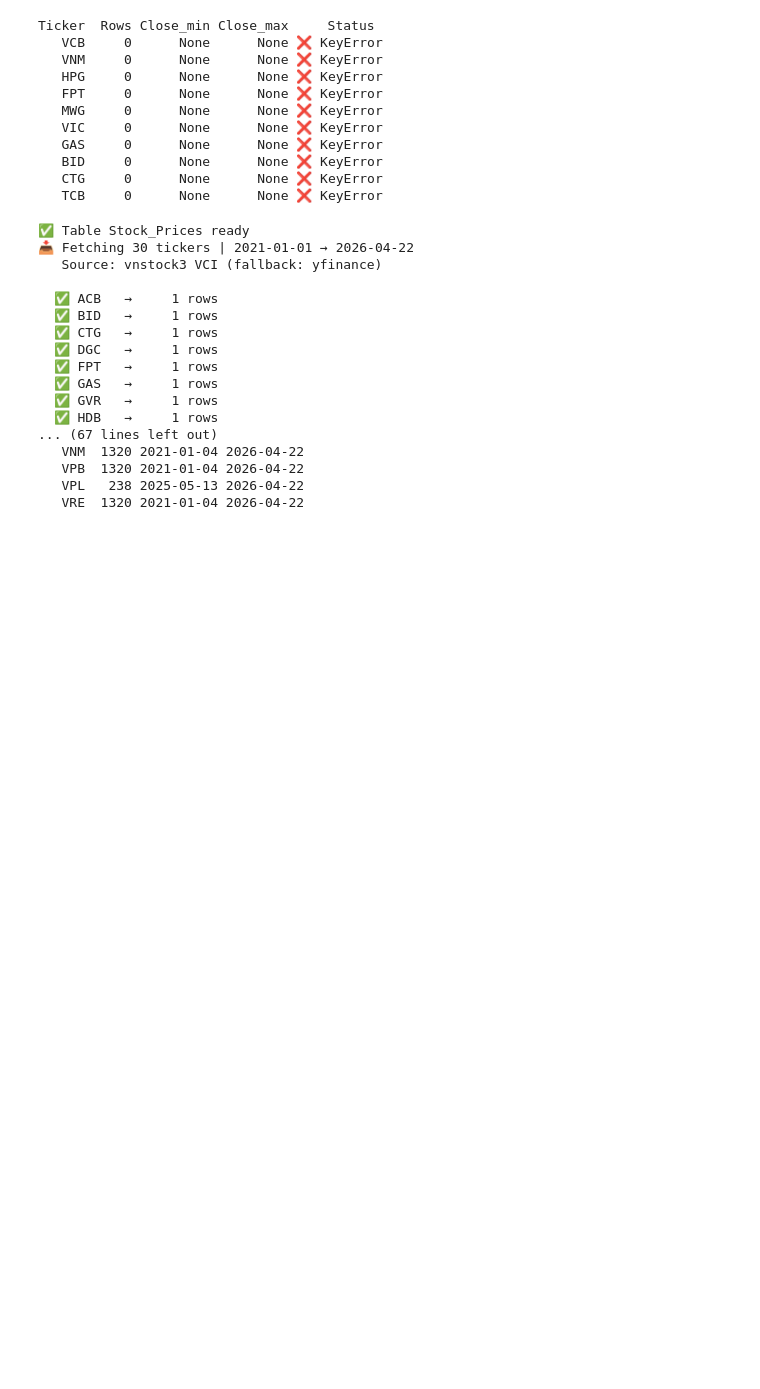
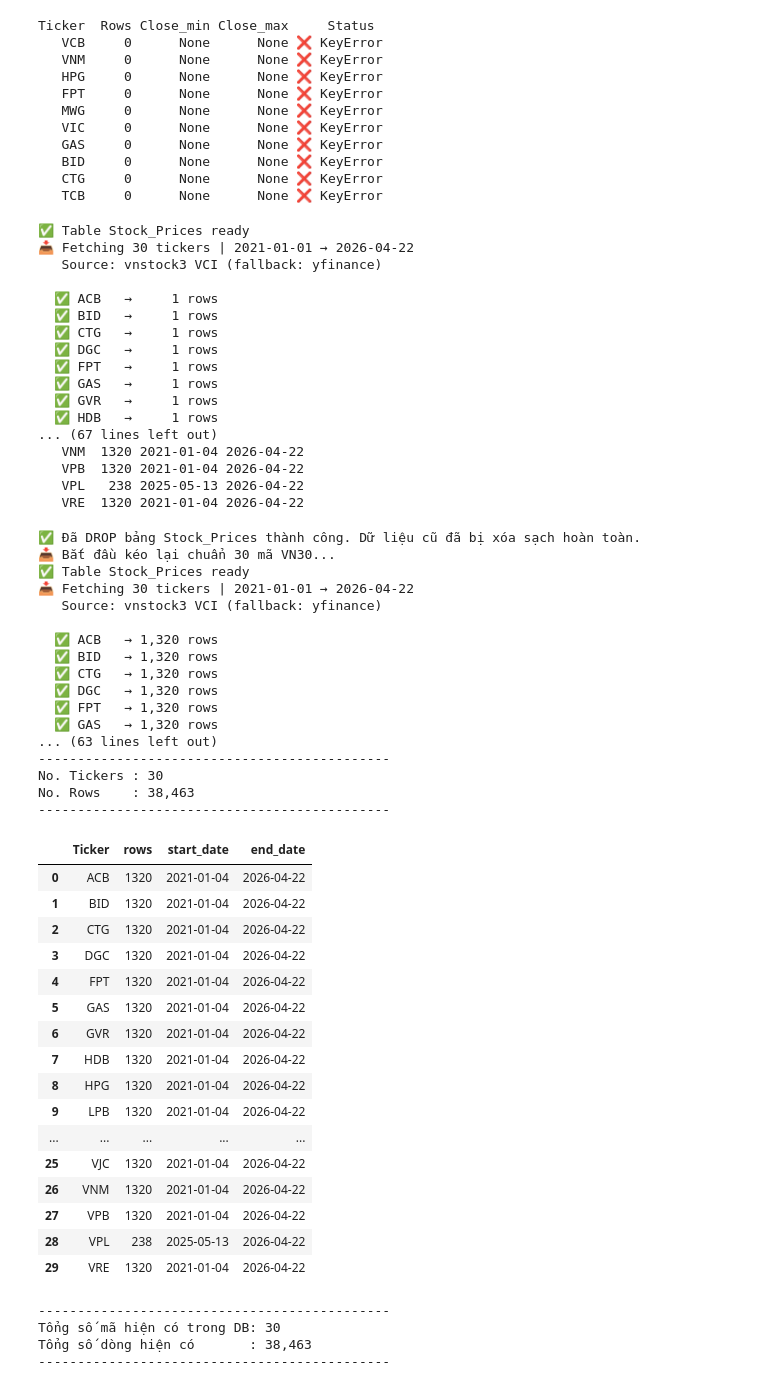
Before and after one commit to MCTGiang/vn-portfolio-optimizer, a Jupyter notebook: notebooks/07.Test_Streamlit.ipynb, the cells around one changed output. Saved outputs shown, nothing was run; the diff lists cells and outputs as text; code cells hidden in the pictures; blank space fills up the shorter version.

```diff
--- a/notebooks/07.Test_Streamlit.ipynb
+++ b/notebooks/07.Test_Streamlit.ipynb
@@ -154,3 +154,82 @@ update_db()
    VPB  1320 2021-01-04 2026-04-22
    VPL   238 2025-05-13 2026-04-22
    VRE  1320 2021-01-04 2026-04-22
+# %%
+import sys
+import os
+import sqlite3
+import pandas as pd
+
+# Trỏ đường dẫn vào thư mục src
+sys.path.append(os.path.abspath('./src'))
+from data_loader import update_db, get_db_summary, VN30_TICKERS, DB_PATH, get_connection
+
+# ---------------------------------------------------------
+# BƯỚC 1: XÓA SẠCH HOÀN TOÀN BẢNG DỮ LIỆU (Bao gồm cả mã thừa)
+# ---------------------------------------------------------
+if os.path.exists(DB_PATH):
+    conn = get_connection()
+    conn.execute("DROP TABLE IF EXISTS Stock_Prices")
+    conn.commit()
+    conn.close()
+    print("✅ Đã DROP bảng Stock_Prices thành công. Dữ liệu cũ đã bị xóa sạch hoàn toàn.")
+
+# ---------------------------------------------------------
+# BƯỚC 2: KÉO LẠI CHUẨN 30 MÃ VN30 (Nguồn KBS)
+# ---------------------------------------------------------
+print("📥 Bắt đầu kéo lại chuẩn 30 mã VN30...")
+update_db(
+    tickers=VN30_TICKERS,
+    start='2021-01-01',
+    replace=False  # Không cần replace vì bảng đã được tạo mới hoàn toàn ở hàm create_table bên trong update_db
+)
+
+# ---------------------------------------------------------
+# BƯỚC 3: KIỂM TRA LẠI KẾT QUẢ
+# ---------------------------------------------------------
+df_summary = get_db_summary()
+display(df_summary)
+
+print("-" * 45)
+print(f"Tổng số mã hiện có trong DB: {len(df_summary)}")
+print(f"Tổng số dòng hiện có       : {df_summary['rows'].sum():,}")
+print("-" * 45)
+# %% [output]
+✅ Đã DROP bảng Stock_Prices thành công. Dữ liệu cũ đã bị xóa sạch hoàn toàn.
+📥 Bắt đầu kéo lại chuẩn 30 mã VN30...
+✅ Table Stock_Prices ready
+📥 Fetching 30 tickers | 2021-01-01 → 2026-04-22
+   Source: vnstock3 VCI (fallback: yfinance)
+
+  ✅ ACB   → 1,320 rows
+  ✅ BID   → 1,320 rows
+  ✅ CTG   → 1,320 rows
+  ✅ DGC   → 1,320 rows
+  ✅ FPT   → 1,320 rows
+  ✅ GAS   → 1,320 rows
+... (63 lines left out)
+---------------------------------------------
+No. Tickers : 30
+No. Rows    : 38,463
+---------------------------------------------
+|  | Ticker | rows | start_date | end_date |
+| 0 | ACB | 1320 | 2021-01-04 | 2026-04-22 |
+| 1 | BID | 1320 | 2021-01-04 | 2026-04-22 |
+| 2 | CTG | 1320 | 2021-01-04 | 2026-04-22 |
+| 3 | DGC | 1320 | 2021-01-04 | 2026-04-22 |
+| 4 | FPT | 1320 | 2021-01-04 | 2026-04-22 |
+| 5 | GAS | 1320 | 2021-01-04 | 2026-04-22 |
+| 6 | GVR | 1320 | 2021-01-04 | 2026-04-22 |
+| 7 | HDB | 1320 | 2021-01-04 | 2026-04-22 |
+| 8 | HPG | 1320 | 2021-01-04 | 2026-04-22 |
+| 9 | LPB | 1320 | 2021-01-04 | 2026-04-22 |
+| ... | ... | ... | ... | ... |
+| 25 | VJC | 1320 | 2021-01-04 | 2026-04-22 |
+| 26 | VNM | 1320 | 2021-01-04 | 2026-04-22 |
+| 27 | VPB | 1320 | 2021-01-04 | 2026-04-22 |
+| 28 | VPL | 238 | 2025-05-13 | 2026-04-22 |
+| 29 | VRE | 1320 | 2021-01-04 | 2026-04-22 |
+---------------------------------------------
+Tổng số mã hiện có trong DB: 30
+Tổng số dòng hiện có       : 38,463
+---------------------------------------------
```
Also changed, not shown: parts of 1 cell of this notebook, 1 other file.
